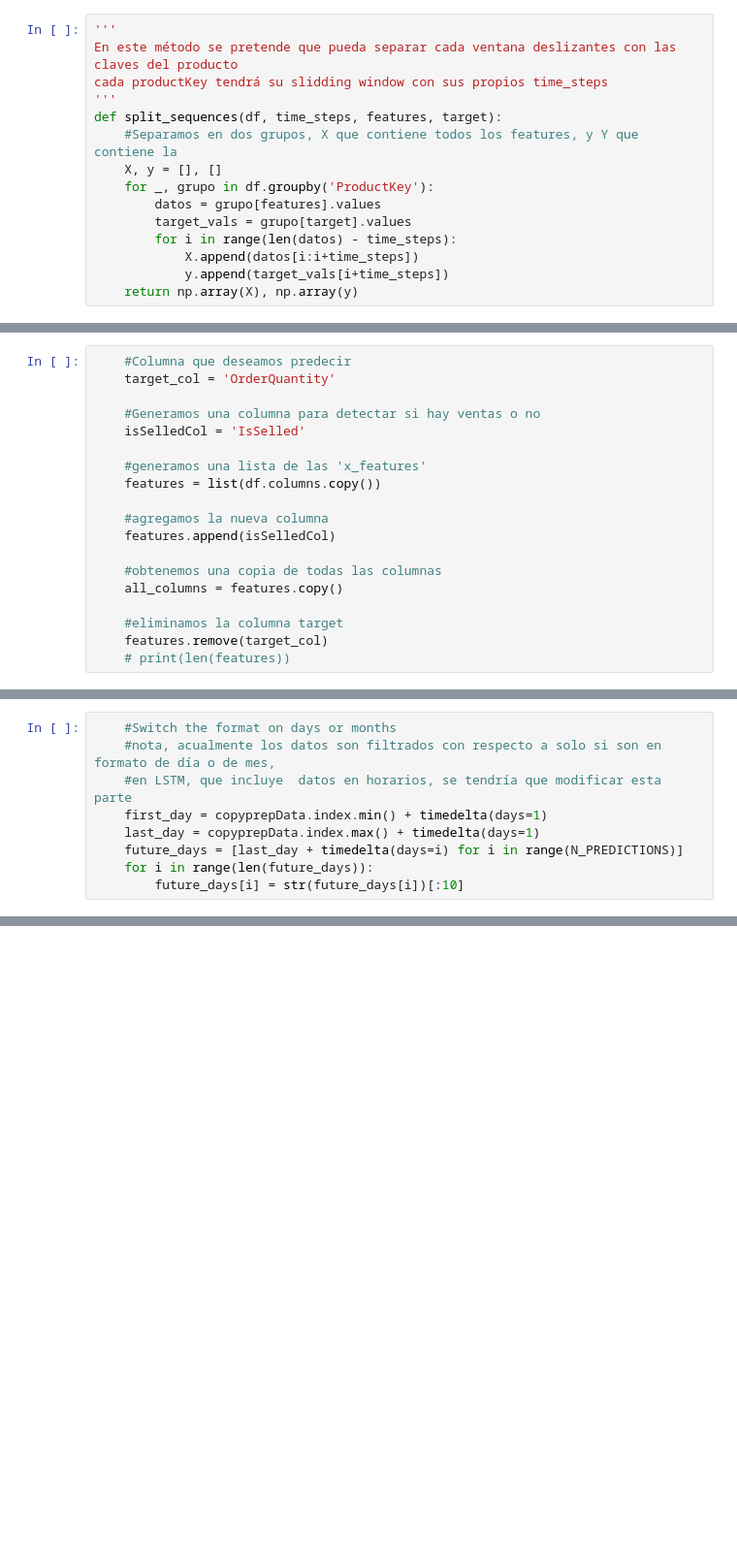
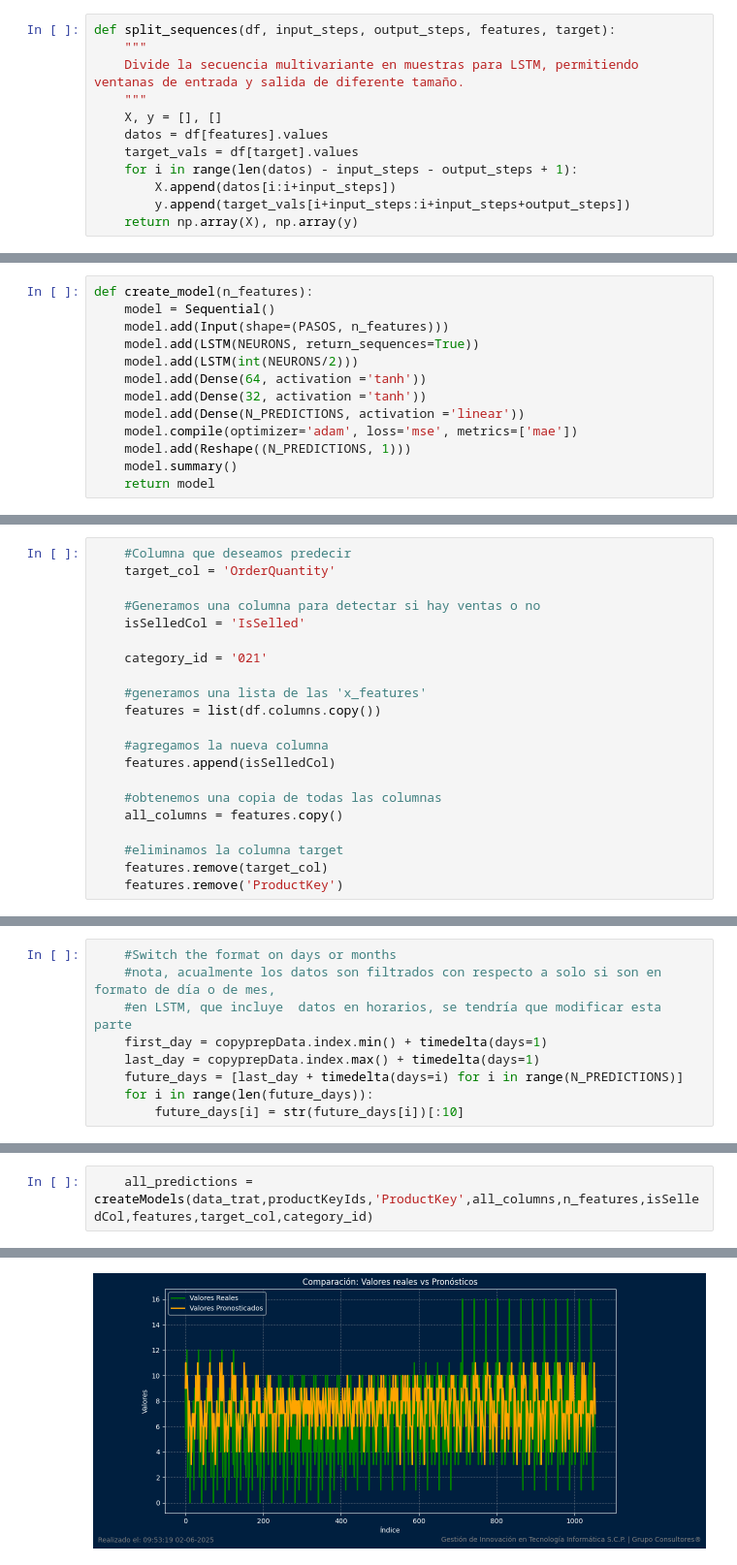
Before and after one commit to JorgC-dev/pronostivo-v2, a Jupyter notebook: experimentals/labs/LSTM_V1_1_ren.ipynb, the cells around one changed output, grey strips where cells are left out. Shown at 97% size. Drawn from its saved outputs; the diff is of its cells as text; blank space fills up the shorter version.

Commit message:
integracion de LSTM engine

```diff
--- a/experimentals/labs/LSTM_V1_1_ren.ipynb
+++ b/experimentals/labs/LSTM_V1_1_ren.ipynb
@@ -173,16 +141,13 @@ cada productKey tendrá su slidding window con sus propios time_steps
 # %%
-'''
-En este método se pretende que pueda separar cada ventana deslizantes con las claves del producto
-cada productKey tendrá su slidding window con sus propios time_steps
-'''
-def split_sequences(df, time_steps, features, target):
-    #Separamos en dos grupos, X que contiene todos los features, y Y que contiene la
+def split_sequences(df, input_steps, output_steps, features, target):
+    """
+    Divide la secuencia multivariante en muestras para LSTM, permitiendo ventanas de entrada y salida de diferente tamaño.
+    """
     X, y = [], []
-    for _, grupo in df.groupby('ProductKey'):
-        datos = grupo[features].values
-        target_vals = grupo[target].values
-        for i in range(len(datos) - time_steps):
-            X.append(datos[i:i+time_steps])
-            y.append(target_vals[i+time_steps])
+    datos = df[features].values
+    target_vals = df[target].values
+    for i in range(len(datos) - input_steps - output_steps + 1):
+        X.append(datos[i:i+input_steps])
+        y.append(target_vals[i+input_steps:i+input_steps+output_steps])
     return np.array(X), np.array(y)
 # %%
@@ -448,0 +468,13 @@ def eliminar_anomalias(dtaframe):
+# %%
+def create_model(n_features):
+    model = Sequential()
+    model.add(Input(shape=(PASOS, n_features)))
+    model.add(LSTM(NEURONS, return_sequences=True))
+    model.add(LSTM(int(NEURONS/2)))
+    model.add(Dense(64, activation ='tanh'))
+    model.add(Dense(32, activation ='tanh'))
+    model.add(Dense(N_PREDICTIONS, activation ='linear'))
+    model.compile(optimizer='adam', loss='mse', metrics=['mae'])
+    model.add(Reshape((N_PREDICTIONS, 1)))
+    model.summary()
+    return model
@@ -735,6 +666,8 @@ array([214, 217, 222, 225, 228, 231, 234, 237, 310, 311, 312, 313, 314,
 
     #Generamos una columna para detectar si hay ventas o no
     isSelledCol = 'IsSelled'
+
+    category_id = '021'
 
     #generamos una lista de las 'x_features'
     features = list(df.columns.copy())
@@ -747,7 +680,7 @@ array([214, 217, 222, 225, 228, 231, 234, 237, 310, 311, 312, 313, 314,
 
     #eliminamos la columna target
     features.remove(target_col)
-    # print(len(features))
+    features.remove('ProductKey')
 # %%
     features
 # %% [output]
@@ -865,0 +767,3 @@ index
+# %%
+    all_predictions = createModels(data_trat,productKeyIds,'ProductKey',all_columns,n_features,isSelledCol,features,target_col,category_id)
+# %% [output]
@@ -865,0 +806 @@ index
+[figure, added]
```
Also changed, not shown: parts of 49 cells of this notebook, 10 other files.
